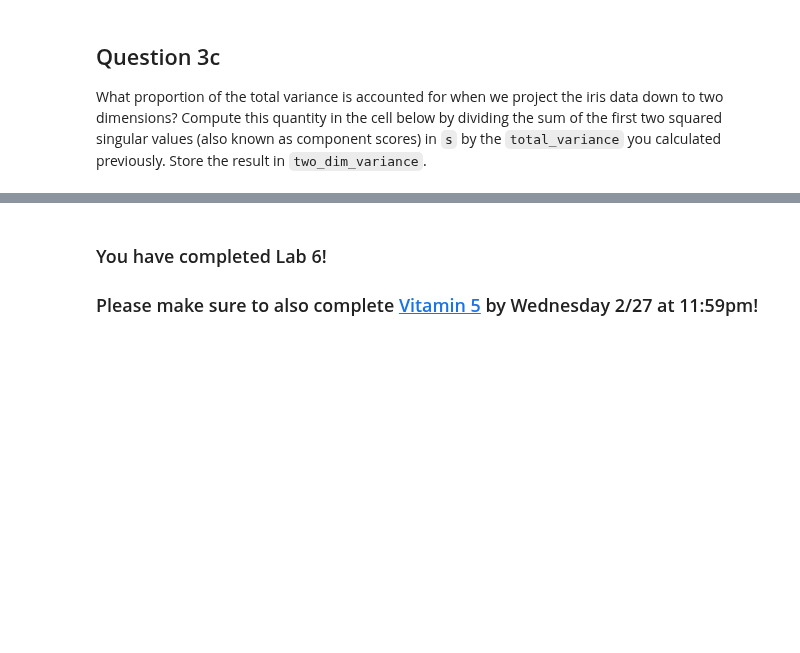
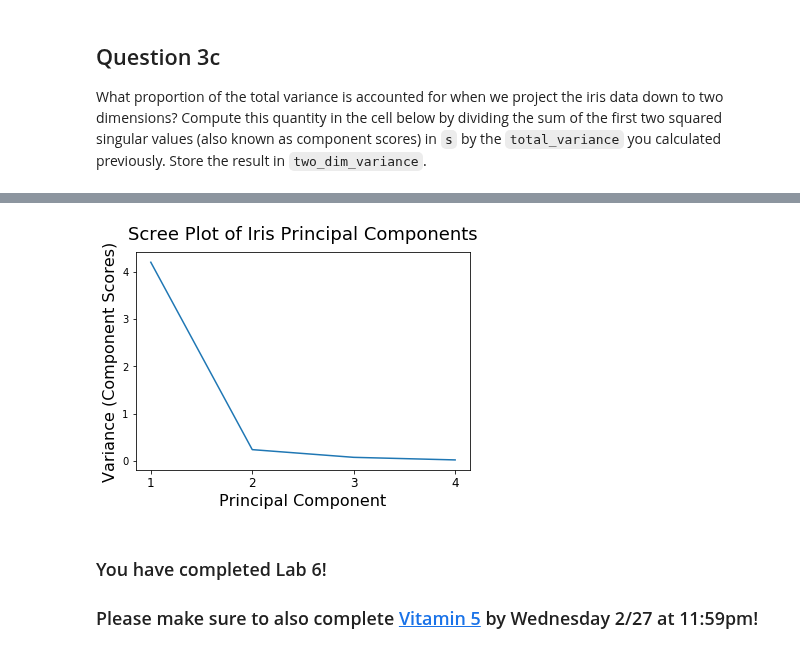
Before and after one commit to zhugeyicixin/DataSci200, a Jupyter notebook: labs/lab06/lab06.ipynb, the cells around one changed output, grey strips where cells are left out. Cells and saved outputs as stored; diff of their text form; code cells hidden in the pictures; blank space fills up the shorter version.

```diff
--- a/labs/lab06/lab06.ipynb
+++ b/labs/lab06/lab06.ipynb
@@ -83,7 +114,7 @@ name: q2a
 -->
 # %%
 n = iris_features.shape[0] # should be 150
-iris_mean = ...
-normalized_features = ...
+iris_mean = np.mean(iris_features, axis=0)
+normalized_features = (iris_features - iris_mean) / np.sqrt(n)
 # %%
 ok.grade("q2a");
@@ -99,5 +139,5 @@ BEGIN QUESTION
 name: q2b
 -->
 # %%
-...
+u, s, vt = np.linalg.svd(normalized_features, full_matrices=False)
 u.shape, s, vt.shape
@@ -189,3 +273,21 @@ name: q4
+# %%
+# plot
+fig = plt.figure()
+ax = fig.add_subplot(111)
+p1 = plt.plot(s**2)
+
+# plt.subplots_adjust(left=0.09, bottom=0.26,right=0.95,top=0.95,wspace=0.2,hspace=0.4)
+plt.title('Scree Plot of Iris Principal Components', size=18, y=1.03)
+plt.xlabel('Principal Component', size=16)
+plt.ylabel('Variance (Component Scores)', size=16)
+# ax.tick_params(axis='both', which='major', labelsize=26)
+# plt.legend(loc='best', fontsize=16)
+# plt.xlim(55, 100)
+# plt.ylim(55, 100)
+# plt.yticks(size=12)
+plt.xticks(np.arange(len(s)), np.arange(len(s))+1, size=12);
+# %% [output]
+[figure, added]
 # %% [markdown]
 ### You have completed Lab 6!
 
```
Also changed, not shown: parts of 19 cells of this notebook.
